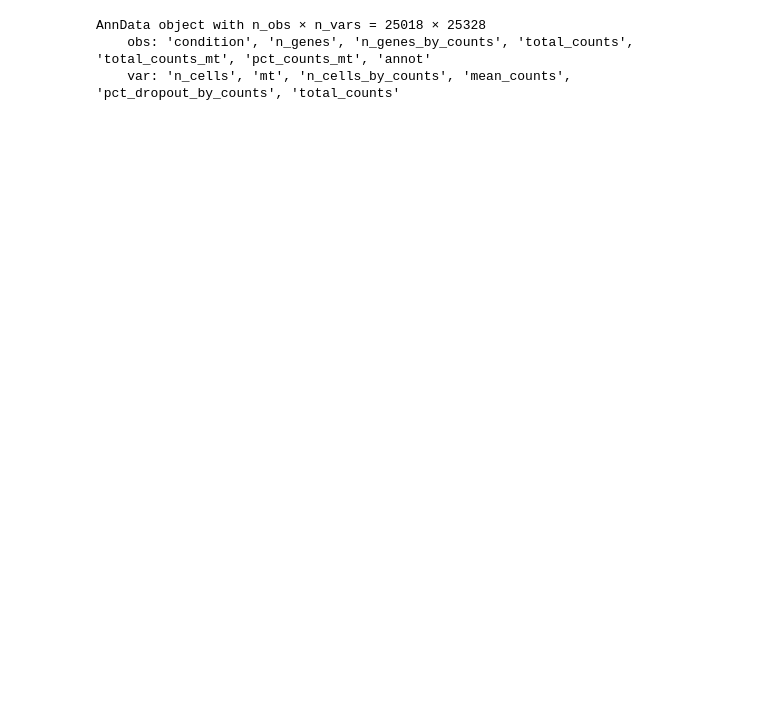
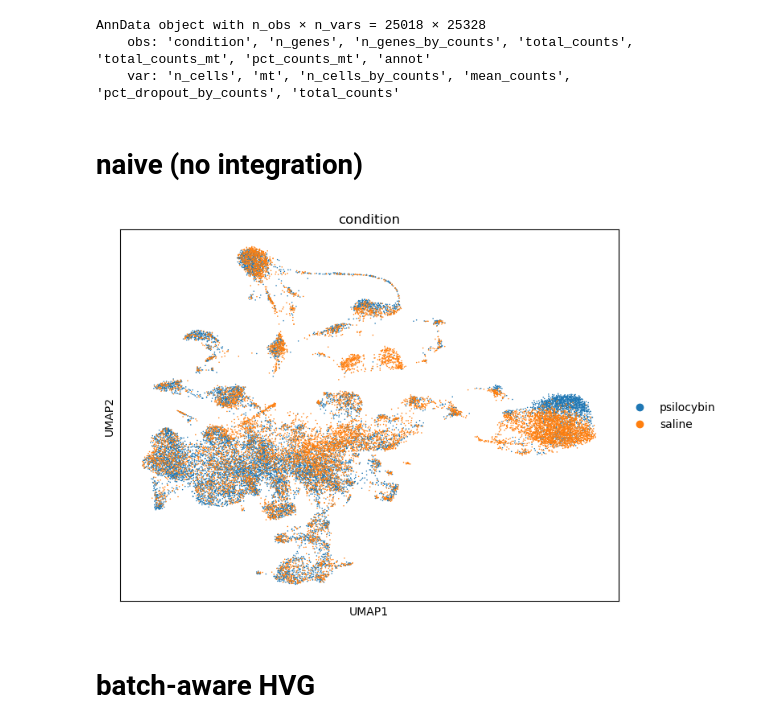
Before and after one commit to galicae/ue300164, a Jupyter notebook: notebooks/integration-psilo.ipynb, the cells around one changed output. Saved outputs shown, nothing was run; the diff lists cells and outputs as text; code cells hidden in the pictures; blank space fills up the shorter version.

```diff
--- a/notebooks/integration-psilo.ipynb
+++ b/notebooks/integration-psilo.ipynb
@@ -23,3 +23,11 @@ adata
 AnnData object with n_obs × n_vars = 25018 × 25328
     obs: 'condition', 'n_genes', 'n_genes_by_counts', 'total_counts', 'total_counts_mt', 'pct_counts_mt', 'annot'
     var: 'n_cells', 'mt', 'n_cells_by_counts', 'mean_counts', 'pct_dropout_by_counts', 'total_counts'
+# %%
+adata.layers["counts"] = adata.X.copy()
+# %%
+sc.pp.normalize_total(adata)
+sc.pp.log1p(adata)
+adata.layers["logcounts"] = adata.X.copy()
+# %% [markdown]
+# naive (no integration)
@@ -25,0 +39,7 @@ AnnData object with n_obs × n_vars = 25018 × 25328
+# %%
+fig, ax = plt.subplots(figsize=(8, 6))
+sc.pl.umap(adata, color="condition", ax=ax)
+# %% [output]
+[figure, added]
+# %% [markdown]
+# batch-aware HVG
```
Also changed, not shown: parts of 32 cells of this notebook, 1 other file.
